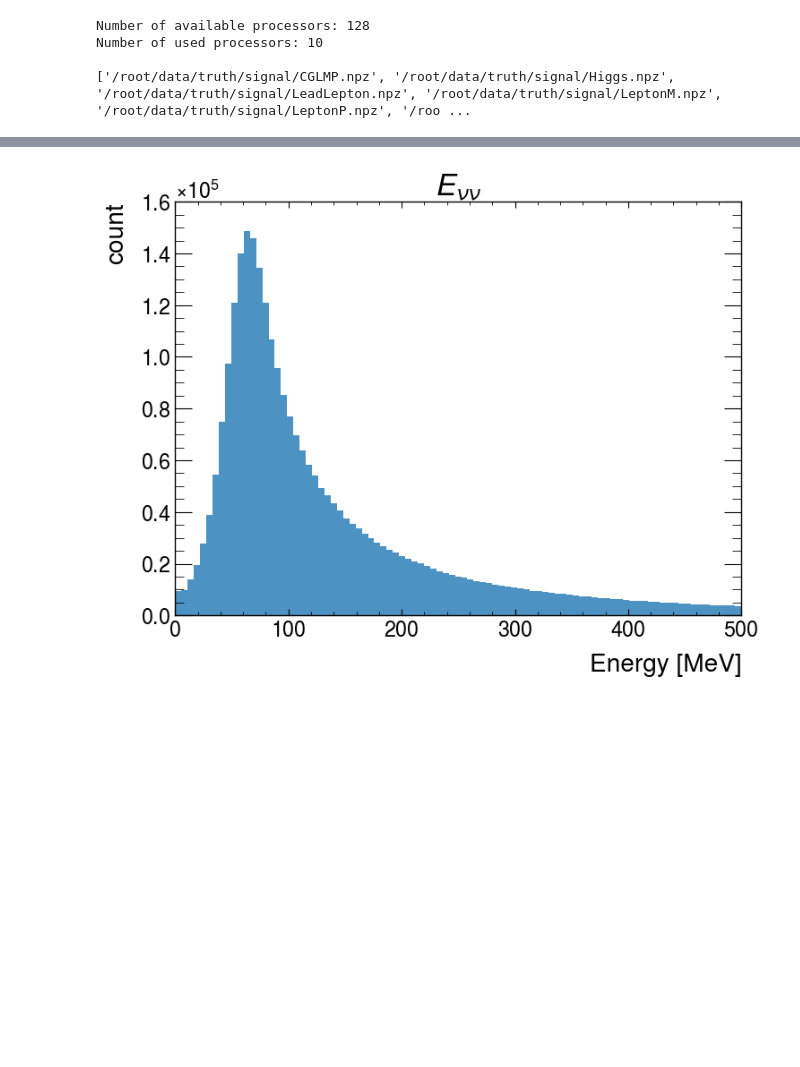
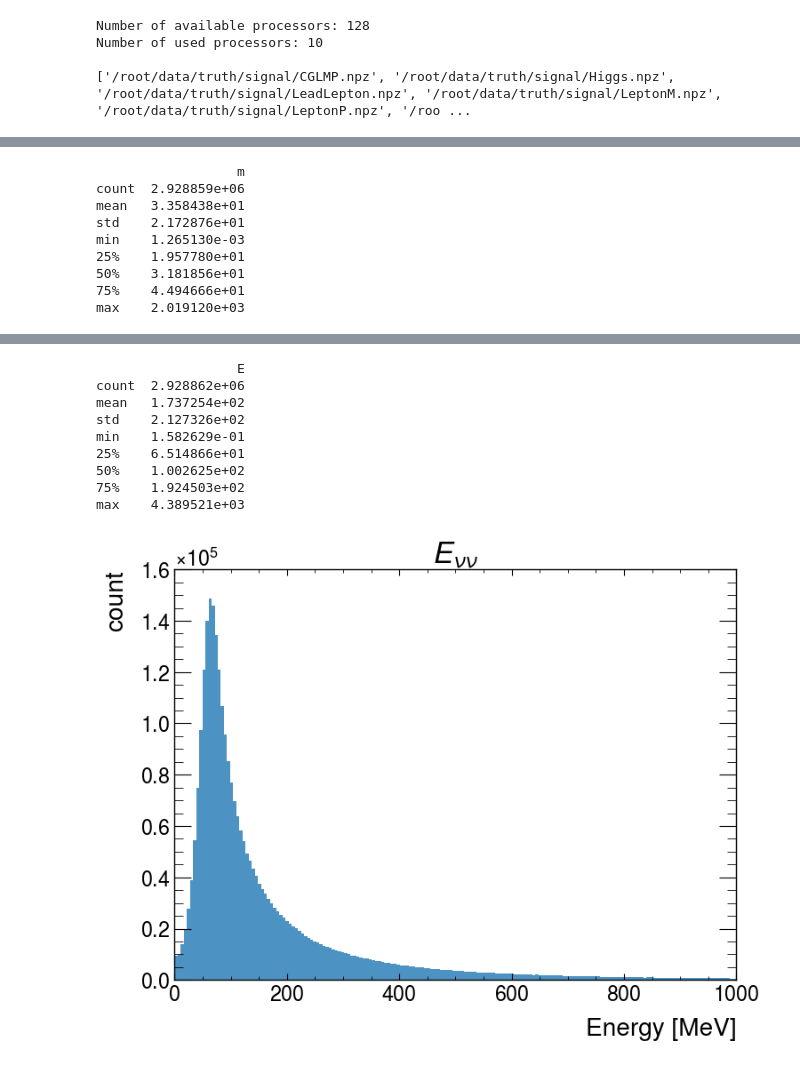
Before and after one commit to yygarypeng/QE-mls, a Jupyter notebook: DNN_modified_m.ipynb, the cells around one changed output, grey strips where cells are left out. Cells and saved outputs as stored; diff of their text form; code cells hidden in the pictures; blank space fills up the shorter version.

```diff
--- a/DNN_modified_m.ipynb
+++ b/DNN_modified_m.ipynb
@@ -32,11 +32,11 @@ print()
 [PhysicalDevice(name='/physical_device:CPU:0', device_type='CPU'), PhysicalDevice(name='/physical_device:GPU:0', device_type='GPU'), PhysicalDevice(name='/physical_device:GPU:1', device_type='GPU')]
 # %%
 seed = 42  # set random seed
-sampling = int(1e5)
+sampling = int(5e6)
 # num_folds = 2
-batch_size = 1024
+batch_size = 512
 epochs = 512
-learning_rate = 3e-6
+learning_rate = 1e-4
 # %%
 np.random.seed(seed)
 processor = gd.DataProcessor(sampling=sampling, processor=10)
@@ -116,22 +228,40 @@ int_kin shape: (1378509, 1)
 # %%
-from matplotlib import pyplot as plt
-
 plt.hist(processor.process_dipart(data.NuP, data.NuM)[["m"]], bins=800, alpha=.8)
+print(processor.process_dipart(data.NuP, data.NuM)[["m"]].describe())
 plt.title(r"$m_{\nu\nu}$")
 plt.xlabel("mass [MeV]")
 plt.ylabel("count")
 plt.xlim([0,500])
 plt.show()
 
 plt.hist(processor.process_dipart(data.NuP, data.NuM)[["E"]], bins=800, alpha=.8)
+print(processor.process_dipart(data.NuP, data.NuM)[["E"]].describe())
 plt.title(r"$E_{\nu\nu}$")
 plt.xlabel("Energy [MeV]")
 plt.ylabel("count")
-plt.xlim([0,500])
+plt.xlim([0,1000])
 plt.show()
 # %% [output]
+                  m
+count  2.928859e+06
+mean   3.358438e+01
+std    2.172876e+01
+min    1.265130e-03
+25%    1.957780e+01
+50%    3.181856e+01
+75%    4.494666e+01
+max    2.019120e+03
 [figure]
+                  E
+count  2.928862e+06
+mean   1.737254e+02
+std    2.127326e+02
+min    1.582629e-01
+25%    6.514866e+01
+50%    1.002625e+02
+75%    1.924503e+02
+max    4.389521e+03
-[figure, old version]
+[figure, new version]
 # %%
 SCALAR_int_ru = RobustScaler()
 int_kin = SCALAR_int_ru.fit_transform(int_kin)
```
Also changed, not shown: parts of 26 cells of this notebook, 3 other files.
